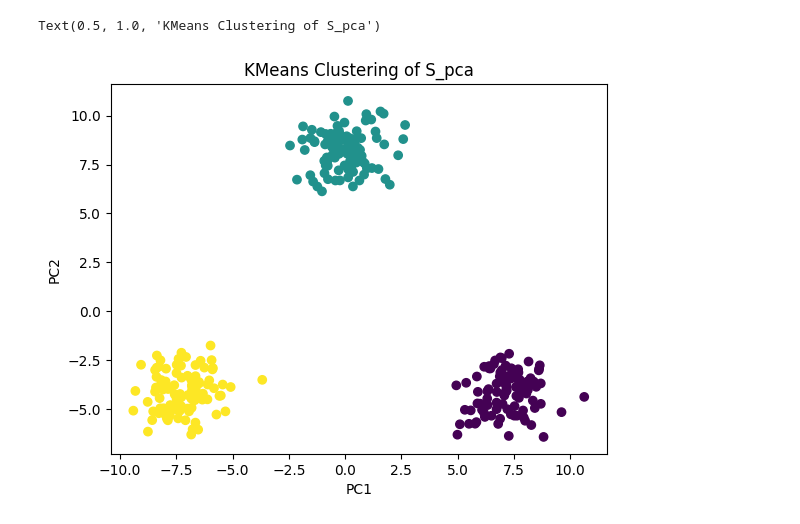
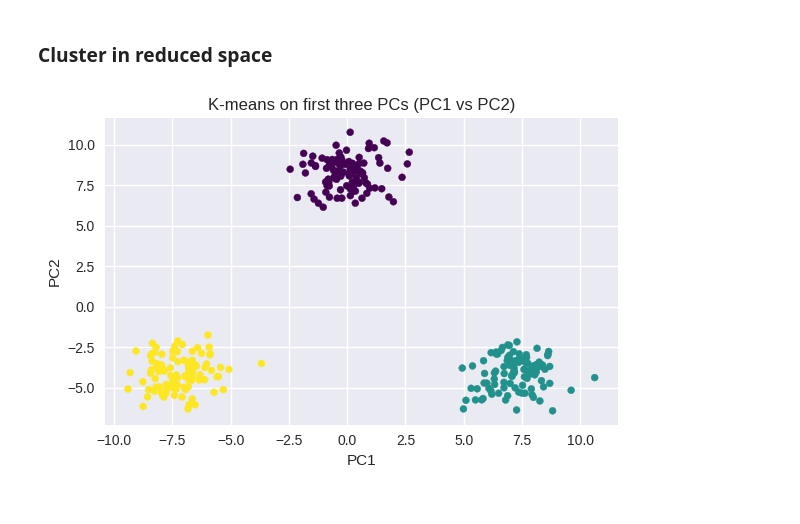
Before and after one commit to arashshahidi1997/NeuroPySeminar, a Jupyter notebook: W04_PCA/exercise/pca_exercise.ipynb, the cells around one changed output. Cells and saved outputs as stored; diff of their text form; code cells hidden in the pictures.

```diff
--- a/W04_PCA/exercise/pca_exercise.ipynb
+++ b/W04_PCA/exercise/pca_exercise.ipynb
@@ -5,5 +12,9 @@
 # %%
 import numpy as np
 import pandas as pd
+import seaborn as sns
 import matplotlib.pyplot as plt
+from sklearn.cluster import KMeans
 from sklearn.decomposition import PCA
+
+plt.style.use("seaborn-v0_8")
@@ -159,0 +102,11 @@ array([[<Axes: xlabel='PC1', ylabel='PC1'>,
+# %%
+A = random_son(10)
+S = Z @ A
+print("S shape:", S.shape)
+
+plt.figure(figsize=(6, 4))
+plt.imshow(S, aspect="auto", cmap="viridis")
+plt.title("Mixed data matrix S")
+plt.colorbar(label="value")
+plt.tight_layout()
+plt.show()
@@ -160,20 +163,23 @@ array([[<Axes: xlabel='PC1', ylabel='PC1'>,
+# %% [markdown]
+### Cluster in reduced space
 # %%
-# Kmeans clustering
-from sklearn.cluster import KMeans
-
-kmeans = KMeans(n_clusters=3)
-
-# take first 3 principal components
 S_pca_reduced = S_pca[:, :3]
 
+kmeans = KMeans(n_clusters=3, n_init="auto", random_state=0)
 kmeans.fit(S_pca_reduced)
 
-# plot clusters
-plt.figure()
-plt.scatter(S_pca_reduced[:, 0], S_pca_reduced[:, 1], c=kmeans.labels_, cmap='viridis')
-plt.xlabel('PC1')
-plt.ylabel('PC2')
-plt.title('KMeans Clustering of S_pca')
+plt.figure(figsize=(6, 4))
+plt.scatter(
+    S_pca_reduced[:, 0],
+    S_pca_reduced[:, 1],
+    c=kmeans.labels_,
+    cmap="viridis",
+    s=25,
+)
+plt.xlabel("PC1")
+plt.ylabel("PC2")
+plt.title("K-means on first three PCs (PC1 vs PC2)")
+plt.tight_layout()
+plt.show()
 # %% [output]
-Text(0.5, 1.0, 'KMeans Clustering of S_pca')
-[figure, old version]
+[figure, new version]
```
Also changed, not shown: parts of 21 cells of this notebook, 2 other files.
